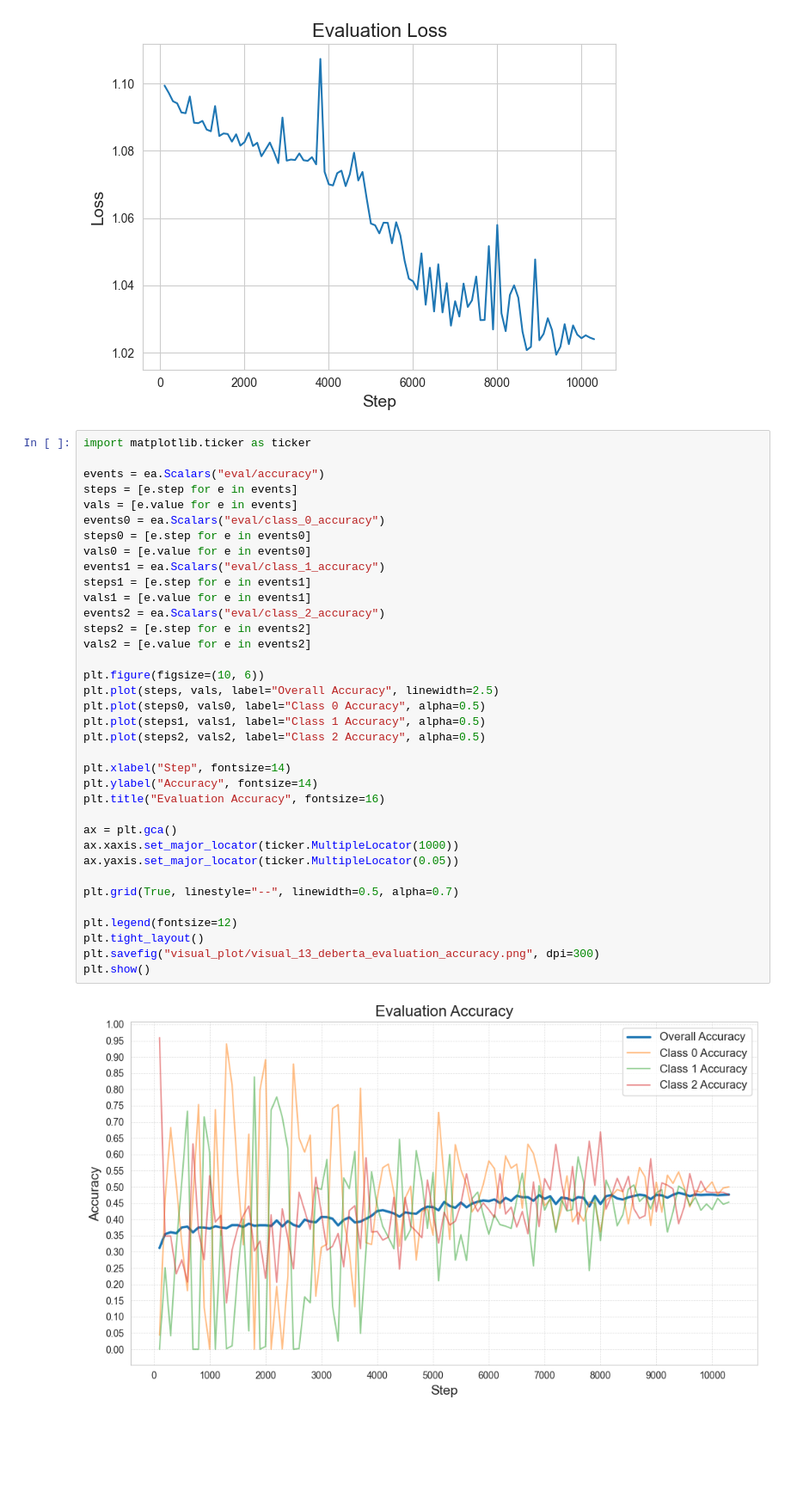
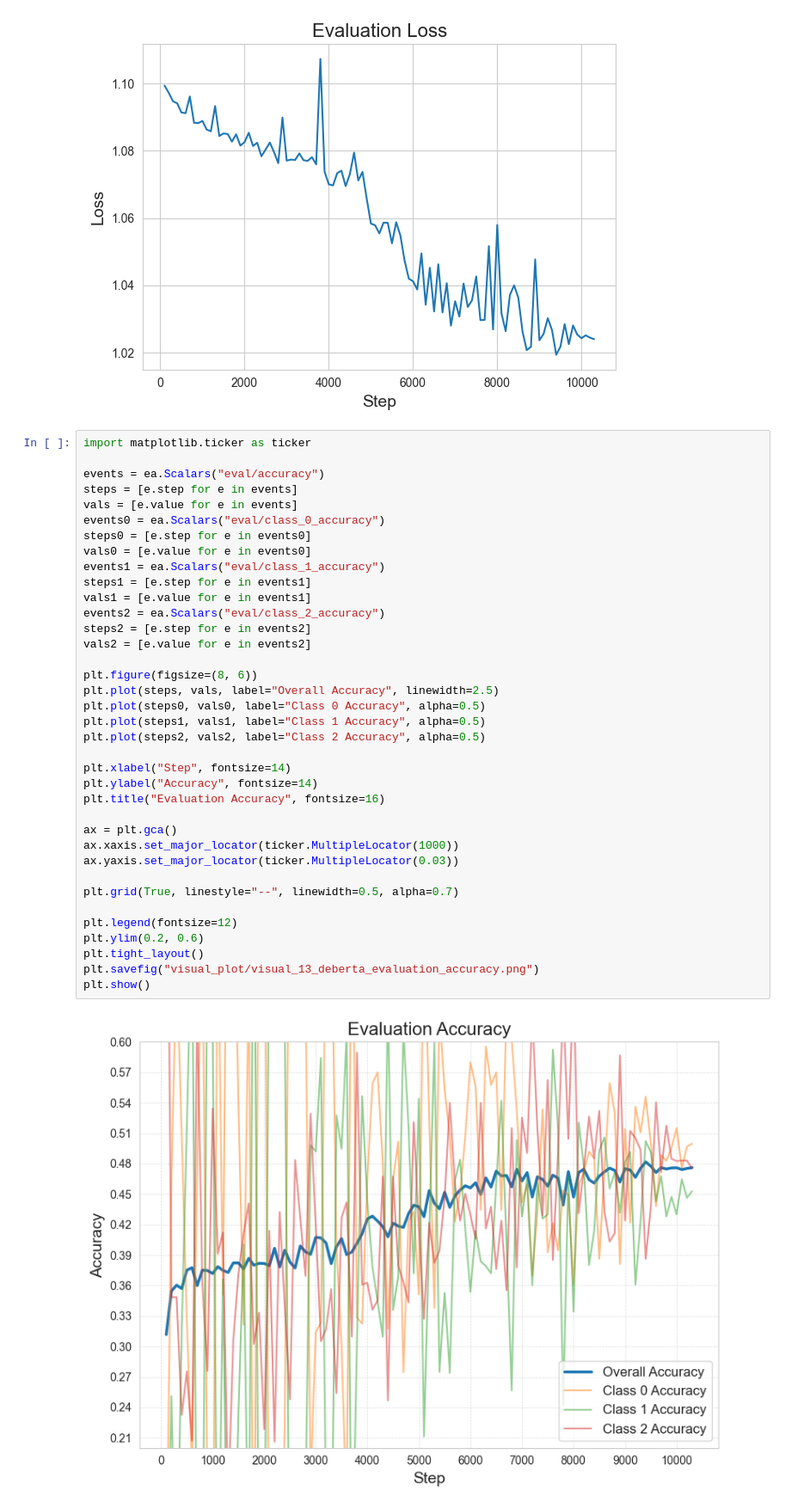
Before and after one commit to JettN/ECE-143-Group-23, a Jupyter notebook: data-visualization-for-ece143.ipynb, the cells around one changed output. Shown at 86% size. Drawn from its saved outputs; the diff is of its cells as text; blank space fills up the shorter version.

Commit message:
cleaner accuracy figure

```diff
--- a/data-visualization-for-ece143.ipynb
+++ b/data-visualization-for-ece143.ipynb
@@ -1035,34 +1035,35 @@ events = ea.Scalars("eval/accuracy")
 steps = [e.step for e in events]
 vals = [e.value for e in events]
 events0 = ea.Scalars("eval/class_0_accuracy")
 steps0 = [e.step for e in events0]
 vals0 = [e.value for e in events0]
 events1 = ea.Scalars("eval/class_1_accuracy")
 steps1 = [e.step for e in events1]
 vals1 = [e.value for e in events1]
 events2 = ea.Scalars("eval/class_2_accuracy")
 steps2 = [e.step for e in events2]
 vals2 = [e.value for e in events2]
 
-plt.figure(figsize=(10, 6))
+plt.figure(figsize=(8, 6))
 plt.plot(steps, vals, label="Overall Accuracy", linewidth=2.5)
 plt.plot(steps0, vals0, label="Class 0 Accuracy", alpha=0.5)
 plt.plot(steps1, vals1, label="Class 1 Accuracy", alpha=0.5)
 plt.plot(steps2, vals2, label="Class 2 Accuracy", alpha=0.5)
 
 plt.xlabel("Step", fontsize=14)
 plt.ylabel("Accuracy", fontsize=14)
 plt.title("Evaluation Accuracy", fontsize=16)
 
 ax = plt.gca()
 ax.xaxis.set_major_locator(ticker.MultipleLocator(1000))
-ax.yaxis.set_major_locator(ticker.MultipleLocator(0.05))
+ax.yaxis.set_major_locator(ticker.MultipleLocator(0.03))
 
 plt.grid(True, linestyle="--", linewidth=0.5, alpha=0.7)
 
 plt.legend(fontsize=12)
+plt.ylim(0.2, 0.6)
 plt.tight_layout()
-plt.savefig("visual_plot/visual_13_deberta_evaluation_accuracy.png", dpi=300)
+plt.savefig("visual_plot/visual_13_deberta_evaluation_accuracy.png")
 plt.show()
 # %% [output]
-[figure, old version]
+[figure, new version]
```
Also changed, not shown: 1 other file.
